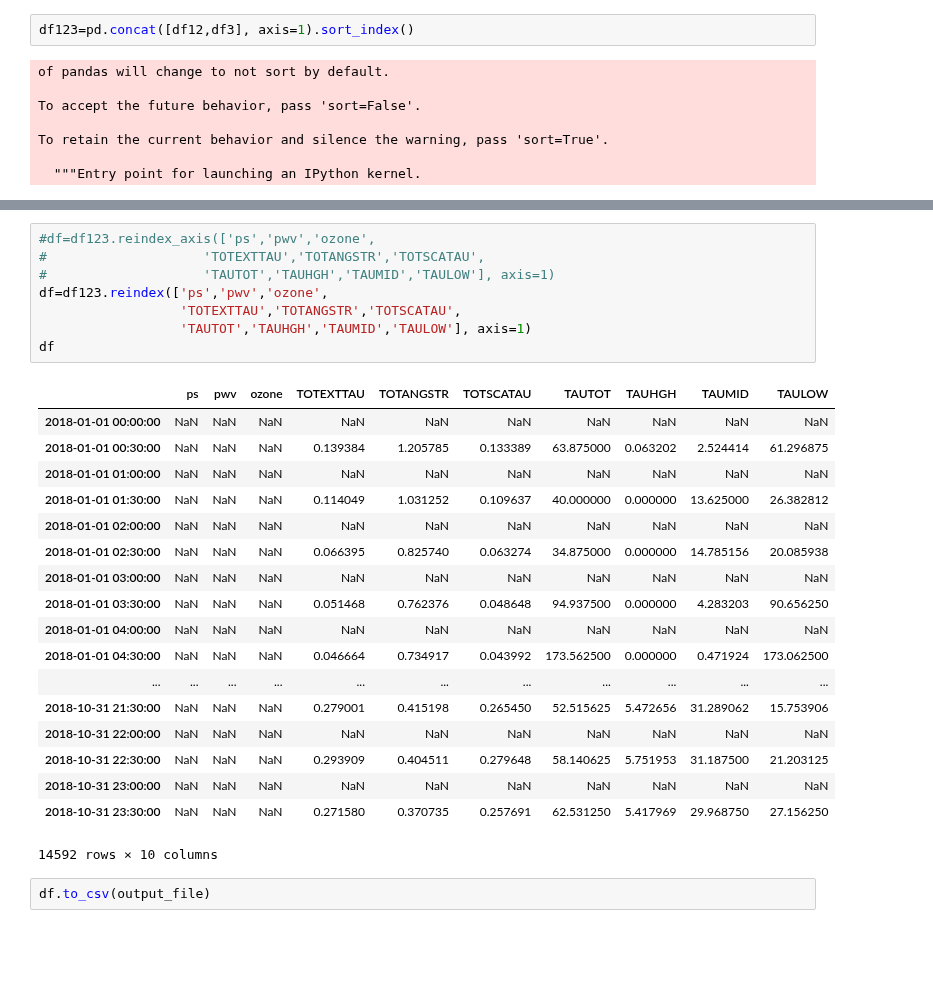
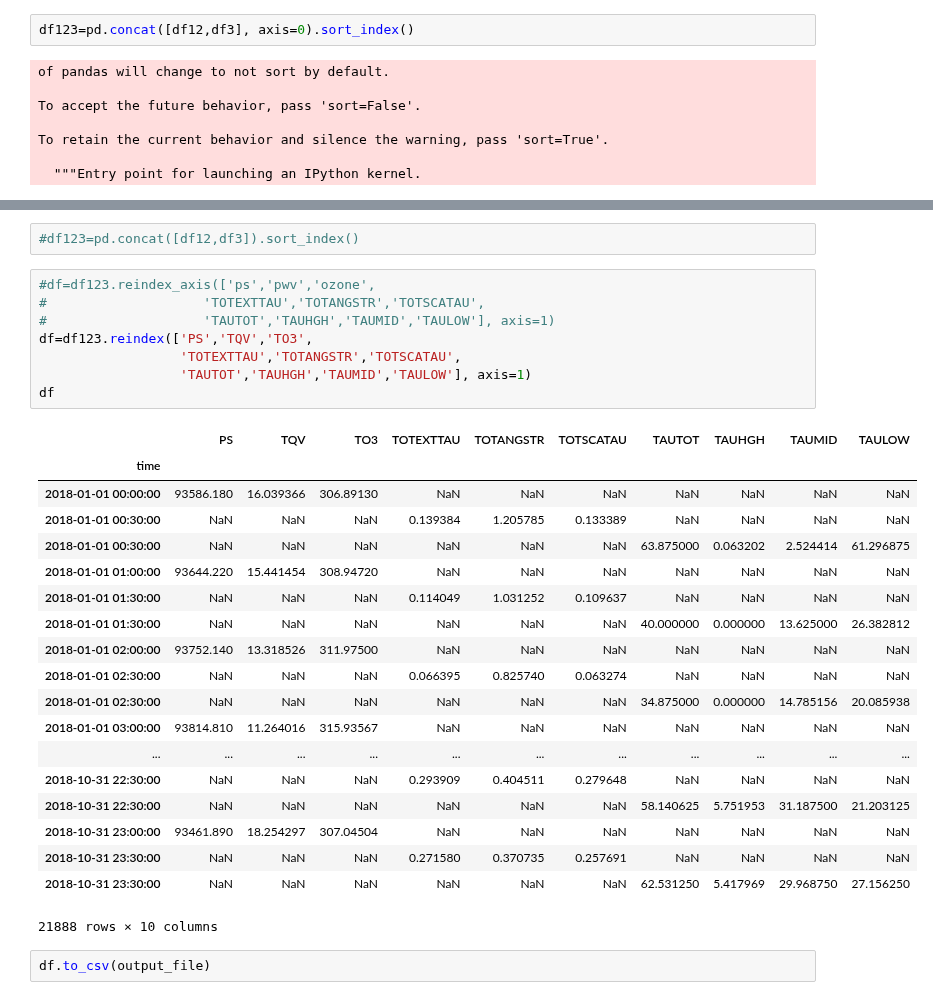
Before and after one commit to sylvielsstfr/GMAOMERRA2, a Jupyter notebook: MergeDataSets/MergeDatasetByTime.ipynb, the cells around one changed output, grey strips where cells are left out. Saved outputs shown, nothing was run; the diff lists cells and outputs as text; blank space fills up the shorter version.

```diff
--- a/MergeDataSets/MergeDatasetByTime.ipynb
+++ b/MergeDataSets/MergeDatasetByTime.ipynb
@@ -101,7 +101,7 @@ To retain the current behavior and silence the warning, pass 'sort=True'.
 | 2018-10-31 23:30:00 | NaN | NaN | NaN | NaN | 0.370735 | 0.271580 | 0.257691 | NaN | NaN | NaN | ... |
 14592 rows × 18 columns
 # %%
-df123=pd.concat([df12,df3], axis=1).sort_index()
+df123=pd.concat([df12,df3], axis=0).sort_index()
 # %% [output]
 of pandas will change to not sort by default.
 
@@ -113,29 +135,32 @@ To retain the current behavior and silence the warning, pass 'sort=True'.
+# %%
+#df123=pd.concat([df12,df3]).sort_index()
 # %%
 #df=df123.reindex_axis(['ps','pwv','ozone',
 #                    'TOTEXTTAU','TOTANGSTR','TOTSCATAU',
 #                    'TAUTOT','TAUHGH','TAUMID','TAULOW'], axis=1)
-df=df123.reindex(['ps','pwv','ozone',
+df=df123.reindex(['PS','TQV','TO3',
                   'TOTEXTTAU','TOTANGSTR','TOTSCATAU',
                   'TAUTOT','TAUHGH','TAUMID','TAULOW'], axis=1)
 df
 # %% [output]
-|  | ps | pwv | ozone | TOTEXTTAU | TOTANGSTR | TOTSCATAU | TAUTOT | TAUHGH | TAUMID | TAULOW |
-| 2018-01-01 00:00:00 | NaN | NaN | NaN | NaN | NaN | NaN | NaN | NaN | NaN | NaN |
-| 2018-01-01 00:30:00 | NaN | NaN | NaN | 0.139384 | 1.205785 | 0.133389 | 63.875000 | 0.063202 | 2.524414 | 61.296875 |
-| 2018-01-01 01:00:00 | NaN | NaN | NaN | NaN | NaN | NaN | NaN | NaN | NaN | NaN |
-| 2018-01-01 01:30:00 | NaN | NaN | NaN | 0.114049 | 1.031252 | 0.109637 | 40.000000 | 0.000000 | 13.625000 | 26.382812 |
-| 2018-01-01 02:00:00 | NaN | NaN | NaN | NaN | NaN | NaN | NaN | NaN | NaN | NaN |
-| 2018-01-01 02:30:00 | NaN | NaN | NaN | 0.066395 | 0.825740 | 0.063274 | 34.875000 | 0.000000 | 14.785156 | 20.085938 |
-| 2018-01-01 03:00:00 | NaN | NaN | NaN | NaN | NaN | NaN | NaN | NaN | NaN | NaN |
-| 2018-01-01 03:30:00 | NaN | NaN | NaN | 0.051468 | 0.762376 | 0.048648 | 94.937500 | 0.000000 | 4.283203 | 90.656250 |
-| 2018-01-01 04:00:00 | NaN | NaN | NaN | NaN | NaN | NaN | NaN | NaN | NaN | NaN |
-| 2018-01-01 04:30:00 | NaN | NaN | NaN | 0.046664 | 0.734917 | 0.043992 | 173.562500 | 0.000000 | 0.471924 | 173.062500 |
+|  | PS | TQV | TO3 | TOTEXTTAU | TOTANGSTR | TOTSCATAU | TAUTOT | TAUHGH | TAUMID | TAULOW |
+| time |  |  |  |  |  |  |  |  |  |  |
+| 2018-01-01 00:00:00 | 93586.180 | 16.039366 | 306.89130 | NaN | NaN | NaN | NaN | NaN | NaN | NaN |
+| 2018-01-01 00:30:00 | NaN | NaN | NaN | 0.139384 | 1.205785 | 0.133389 | NaN | NaN | NaN | NaN |
+| 2018-01-01 00:30:00 | NaN | NaN | NaN | NaN | NaN | NaN | 63.875000 | 0.063202 | 2.524414 | 61.296875 |
+| 2018-01-01 01:00:00 | 93644.220 | 15.441454 | 308.94720 | NaN | NaN | NaN | NaN | NaN | NaN | NaN |
+| 2018-01-01 01:30:00 | NaN | NaN | NaN | 0.114049 | 1.031252 | 0.109637 | NaN | NaN | NaN | NaN |
+| 2018-01-01 01:30:00 | NaN | NaN | NaN | NaN | NaN | NaN | 40.000000 | 0.000000 | 13.625000 | 26.382812 |
+| 2018-01-01 02:00:00 | 93752.140 | 13.318526 | 311.97500 | NaN | NaN | NaN | NaN | NaN | NaN | NaN |
+| 2018-01-01 02:30:00 | NaN | NaN | NaN | 0.066395 | 0.825740 | 0.063274 | NaN | NaN | NaN | NaN |
+| 2018-01-01 02:30:00 | NaN | NaN | NaN | NaN | NaN | NaN | 34.875000 | 0.000000 | 14.785156 | 20.085938 |
+| 2018-01-01 03:00:00 | 93814.810 | 11.264016 | 315.93567 | NaN | NaN | NaN | NaN | NaN | NaN | NaN |
 | ... | ... | ... | ... | ... | ... | ... | ... | ... | ... | ... |
-| 2018-10-31 21:30:00 | NaN | NaN | NaN | 0.279001 | 0.415198 | 0.265450 | 52.515625 | 5.472656 | 31.289062 | 15.753906 |
-| 2018-10-31 22:00:00 | NaN | NaN | NaN | NaN | NaN | NaN | NaN | NaN | NaN | NaN |
-| 2018-10-31 22:30:00 | NaN | NaN | NaN | 0.293909 | 0.404511 | 0.279648 | 58.140625 | 5.751953 | 31.187500 | 21.203125 |
-| 2018-10-31 23:00:00 | NaN | NaN | NaN | NaN | NaN | NaN | NaN | NaN | NaN | NaN |
-| 2018-10-31 23:30:00 | NaN | NaN | NaN | 0.271580 | 0.370735 | 0.257691 | 62.531250 | 5.417969 | 29.968750 | 27.156250 |
+| 2018-10-31 22:30:00 | NaN | NaN | NaN | 0.293909 | 0.404511 | 0.279648 | NaN | NaN | NaN | NaN |
+| 2018-10-31 22:30:00 | NaN | NaN | NaN | NaN | NaN | NaN | 58.140625 | 5.751953 | 31.187500 | 21.203125 |
+| 2018-10-31 23:00:00 | 93461.890 | 18.254297 | 307.04504 | NaN | NaN | NaN | NaN | NaN | NaN | NaN |
+| 2018-10-31 23:30:00 | NaN | NaN | NaN | 0.271580 | 0.370735 | 0.257691 | NaN | NaN | NaN | NaN |
+| 2018-10-31 23:30:00 | NaN | NaN | NaN | NaN | NaN | NaN | 62.531250 | 5.417969 | 29.968750 | 27.156250 |
-14592 rows × 10 columns
+21888 rows × 10 columns
 # %%
 df.to_csv(output_file)
```
Also changed, not shown: parts of 1 cell of this notebook.
